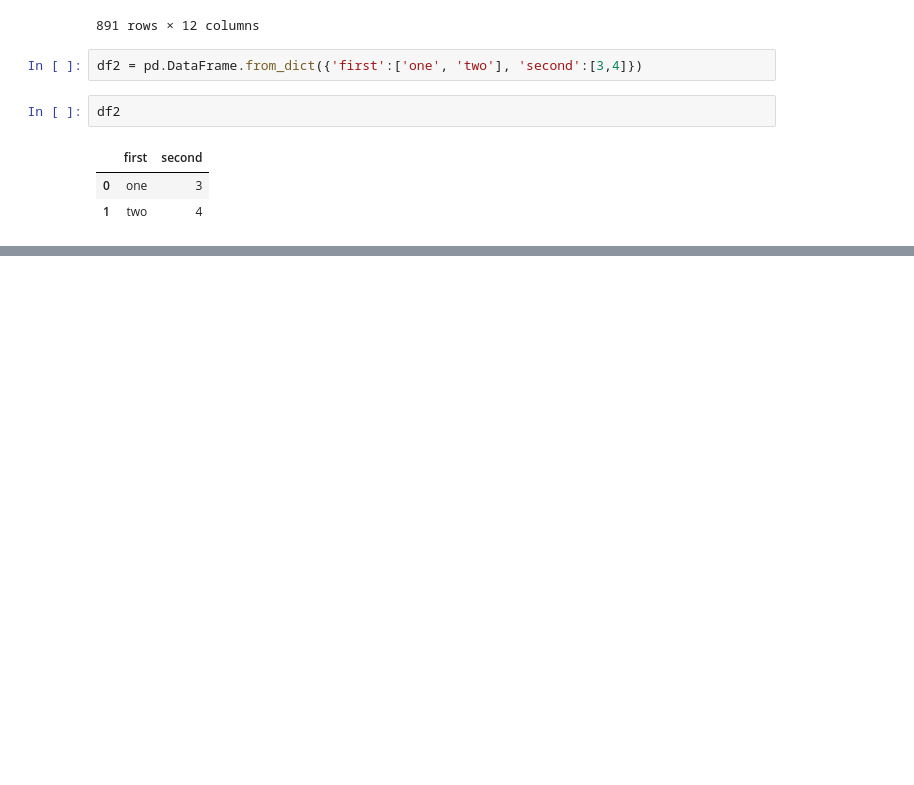
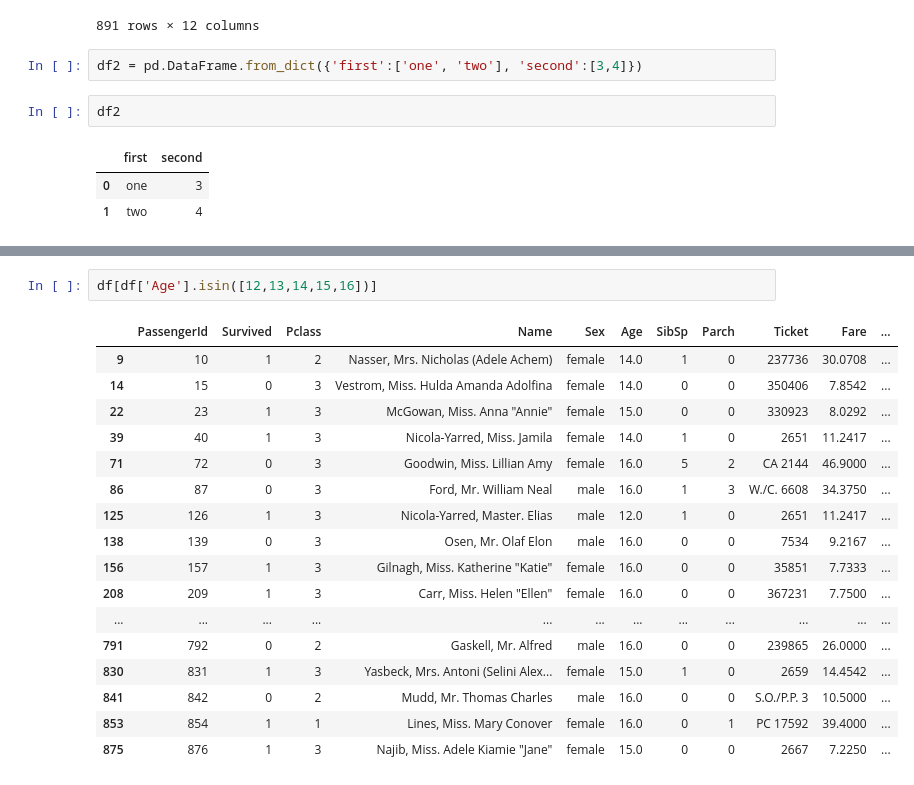
Before and after one commit to ns-m/data_analysis, a Jupyter notebook: Pandas_tutorial.ipynb, the cells around one changed output, grey strips where cells are left out. Drawn from its saved outputs; the diff is of its cells as text; blank space fills up the shorter version.

```diff
--- a/Pandas_tutorial.ipynb
+++ b/Pandas_tutorial.ipynb
@@ -34,0 +203,20 @@ df2
+# %%
+df[df['Age'].isin([12,13,14,15,16])]
+# %% [output]
+|  | PassengerId | Survived | Pclass | Name | Sex | Age | SibSp | Parch | Ticket | Fare | ... |
+| 9 | 10 | 1 | 2 | Nasser, Mrs. Nicholas (Adele Achem) | female | 14.0 | 1 | 0 | 237736 | 30.0708 | ... |
+| 14 | 15 | 0 | 3 | Vestrom, Miss. Hulda Amanda Adolfina | female | 14.0 | 0 | 0 | 350406 | 7.8542 | ... |
+| 22 | 23 | 1 | 3 | McGowan, Miss. Anna "Annie" | female | 15.0 | 0 | 0 | 330923 | 8.0292 | ... |
+| 39 | 40 | 1 | 3 | Nicola-Yarred, Miss. Jamila | female | 14.0 | 1 | 0 | 2651 | 11.2417 | ... |
+| 71 | 72 | 0 | 3 | Goodwin, Miss. Lillian Amy | female | 16.0 | 5 | 2 | CA 2144 | 46.9000 | ... |
+| 86 | 87 | 0 | 3 | Ford, Mr. William Neal | male | 16.0 | 1 | 3 | W./C. 6608 | 34.3750 | ... |
+| 125 | 126 | 1 | 3 | Nicola-Yarred, Master. Elias | male | 12.0 | 1 | 0 | 2651 | 11.2417 | ... |
+| 138 | 139 | 0 | 3 | Osen, Mr. Olaf Elon | male | 16.0 | 0 | 0 | 7534 | 9.2167 | ... |
+| 156 | 157 | 1 | 3 | Gilnagh, Miss. Katherine "Katie" | female | 16.0 | 0 | 0 | 35851 | 7.7333 | ... |
+| 208 | 209 | 1 | 3 | Carr, Miss. Helen "Ellen" | female | 16.0 | 0 | 0 | 367231 | 7.7500 | ... |
+| ... | ... | ... | ... | ... | ... | ... | ... | ... | ... | ... | ... |
+| 791 | 792 | 0 | 2 | Gaskell, Mr. Alfred | male | 16.0 | 0 | 0 | 239865 | 26.0000 | ... |
+| 830 | 831 | 1 | 3 | Yasbeck, Mrs. Antoni (Selini Alex... | female | 15.0 | 1 | 0 | 2659 | 14.4542 | ... |
+| 841 | 842 | 0 | 2 | Mudd, Mr. Thomas Charles | male | 16.0 | 0 | 0 | S.O./P.P. 3 | 10.5000 | ... |
+| 853 | 854 | 1 | 1 | Lines, Miss. Mary Conover | female | 16.0 | 0 | 1 | PC 17592 | 39.4000 | ... |
+| 875 | 876 | 1 | 3 | Najib, Miss. Adele Kiamie "Jane" | female | 15.0 | 0 | 0 | 2667 | 7.2250 | ... |
```
Also changed, not shown: parts of 17 cells of this notebook.
